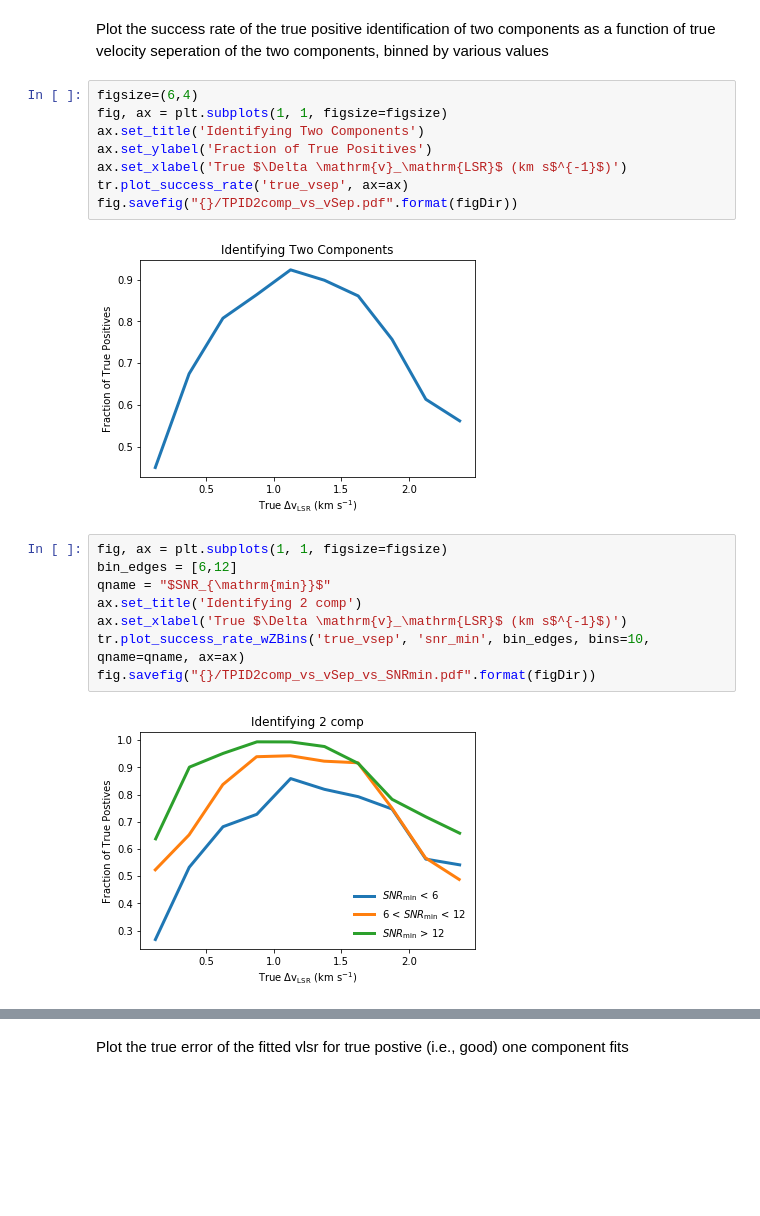
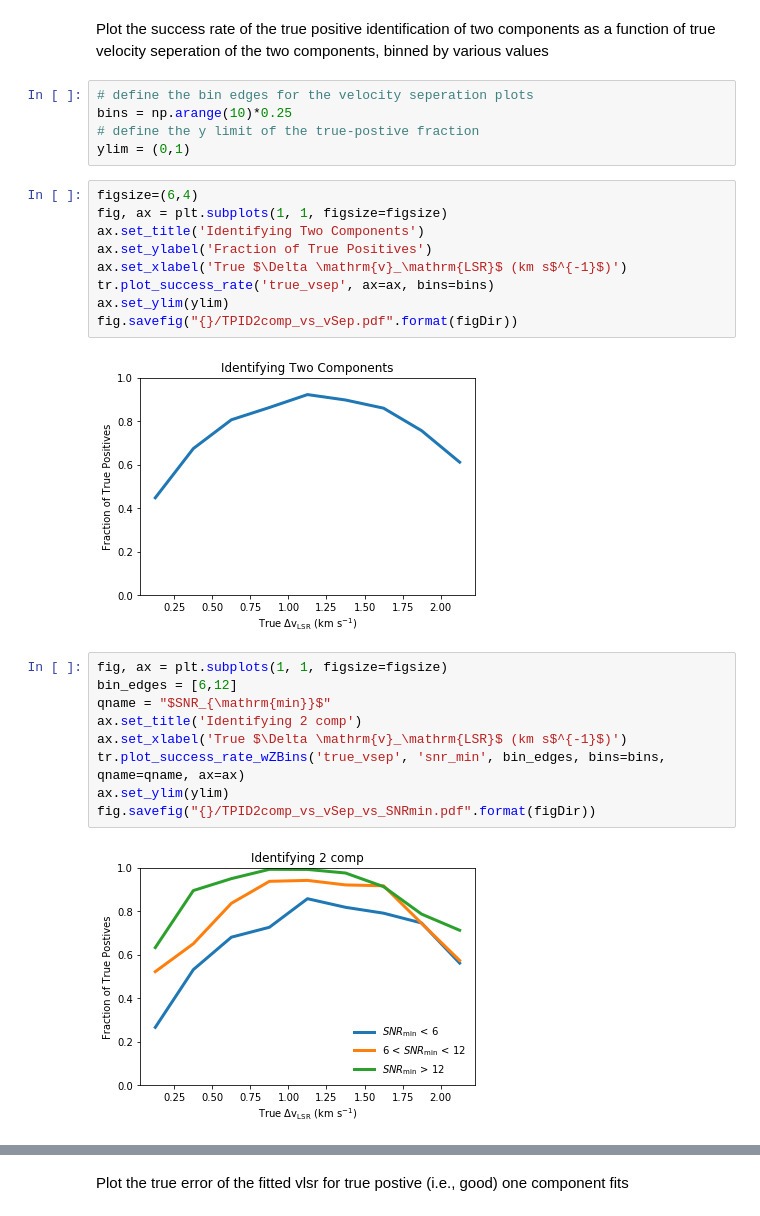
Before and after one commit to jpinedaf/LineFitting, a Jupyter notebook: analysis_template.ipynb, the cells around one changed output, grey strips where cells are left out. Saved outputs shown, nothing was run; the diff lists cells and outputs as text; blank space fills up the shorter version.

Commit message:
placed constraints the binning and y-range of many plots to keep them consistent

```diff
--- a/analysis_template.ipynb
+++ b/analysis_template.ipynb
@@ -32,26 +32,33 @@ fig.savefig("{}/cnf_matrices_vs_SNR.pdf".format(figDir))
 [figure]
 # %% [markdown]
 Plot the success rate of the true positive identification of two components as a function of true velocity seperation of the two components, binned by various values
+# %%
+# define the bin edges for the velocity seperation plots
+bins = np.arange(10)*0.25
+# define the y limit of the true-postive fraction
+ylim = (0,1)
 # %%
 figsize=(6,4)
 fig, ax = plt.subplots(1, 1, figsize=figsize)
 ax.set_title('Identifying Two Components')
 ax.set_ylabel('Fraction of True Positives')
 ax.set_xlabel('True $\Delta \mathrm{v}_\mathrm{LSR}$ (km s$^{-1}$)')
-tr.plot_success_rate('true_vsep', ax=ax)
+tr.plot_success_rate('true_vsep', ax=ax, bins=bins)
+ax.set_ylim(ylim)
 fig.savefig("{}/TPID2comp_vs_vSep.pdf".format(figDir))
 # %% [output]
-[figure, old version]
+[figure, new version]
 # %%
 fig, ax = plt.subplots(1, 1, figsize=figsize)
 bin_edges = [6,12]
 qname = "$SNR_{\mathrm{min}}$"
 ax.set_title('Identifying 2 comp')
 ax.set_xlabel('True $\Delta \mathrm{v}_\mathrm{LSR}$ (km s$^{-1}$)')
-tr.plot_success_rate_wZBins('true_vsep', 'snr_min', bin_edges, bins=10, qname=qname, ax=ax)
+tr.plot_success_rate_wZBins('true_vsep', 'snr_min', bin_edges, bins=bins, qname=qname, ax=ax)
+ax.set_ylim(ylim)
 fig.savefig("{}/TPID2comp_vs_vSep_vs_SNRmin.pdf".format(figDir))
 # %% [output]
-[figure, old version]
+[figure, new version]
 # %%
 fig, ax = plt.subplots(1, 1, figsize=figsize)
 bin_edges = [0.3, 0.5, 0.7]
```
Also changed, not shown: parts of 1 cell of this notebook.
